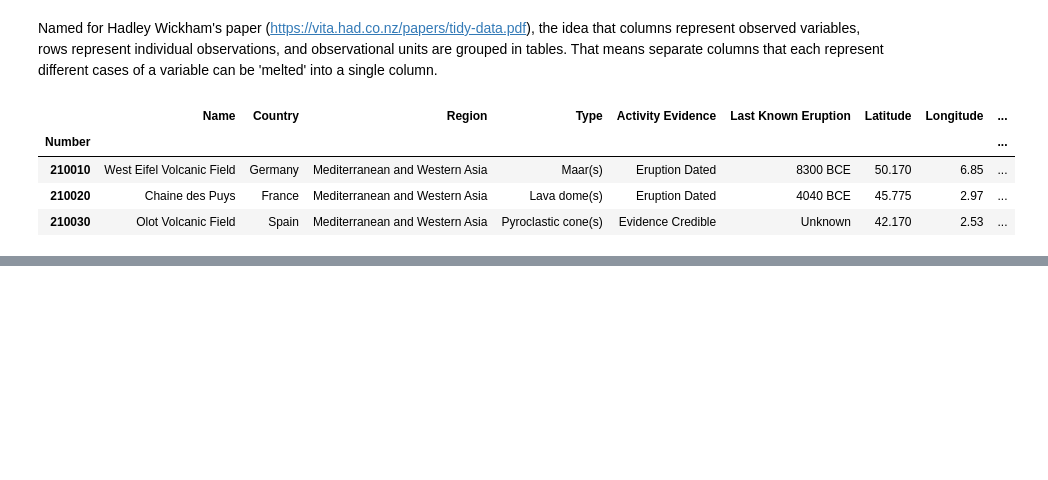
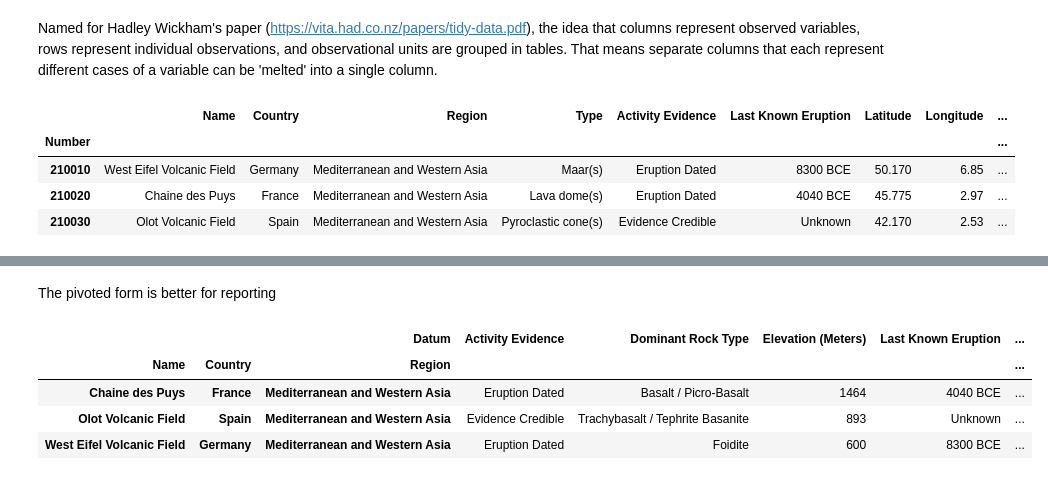
Before and after one commit to aschet01/cookbook, a Jupyter notebook: pandas.ipynb, the cells around one changed output, grey strips where cells are left out. Saved outputs shown, nothing was run; the diff lists cells and outputs as text; code cells hidden in the pictures; blank space fills up the shorter version.

Commit message:
Add example of pivoting a DataFrame

```diff
--- a/pandas.ipynb
+++ b/pandas.ipynb
@@ -577,0 +602,15 @@ df.melt(id_vars=['Name', 'Country', 'Region'],    # Identify columns to leave as
+# %% [markdown]
+The pivoted form is better for reporting
+# %%
+pivoted = melted.pivot_table(index=['Name', 'Country', 'Region'],     # Which columns don't get unstacked
+                             columns='Datum',                         # Which column does get unstacked
+                             values='Value',                          # Which of the other columns is used to fill in the values
+                             aggfunc='first')                         # How to resolve multiple entries for an index entry
+                                                                      # This one works with string data.
+pivoted
+# %% [output]
+|  |  | Datum | Activity Evidence | Dominant Rock Type | Elevation (Meters) | Last Known Eruption | ... |
+| Name | Country | Region |  |  |  |  | ... |
+| Chaine des Puys | France | Mediterranean and Western Asia | Eruption Dated | Basalt / Picro-Basalt | 1464 | 4040 BCE | ... |
+| Olot Volcanic Field | Spain | Mediterranean and Western Asia | Evidence Credible | Trachybasalt / Tephrite Basanite | 893 | Unknown | ... |
+| West Eifel Volcanic Field | Germany | Mediterranean and Western Asia | Eruption Dated | Foidite | 600 | 8300 BCE | ... |
```
Also changed, not shown: parts of 4 cells of this notebook.
